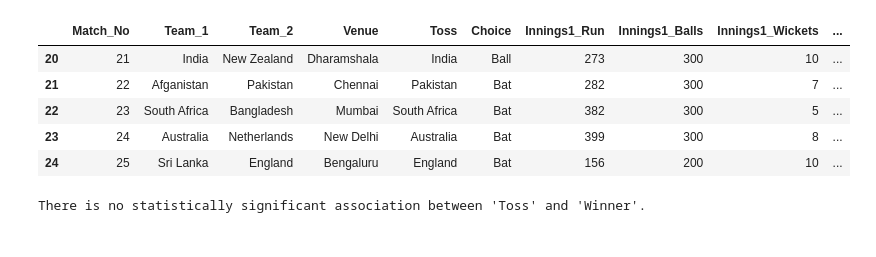
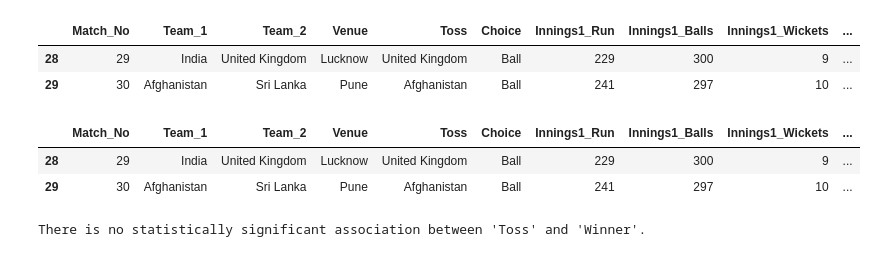
Before and after one commit to AvtnshM/Kaggle-Projects-Notebooks, a Jupyter notebook: cricket-world-cup-2023-analysis.ipynb, the cells around one changed output. Cells and saved outputs as stored; diff of their text form; code cells hidden in the pictures.

```diff
--- a/cricket-world-cup-2023-analysis.ipynb
+++ b/cricket-world-cup-2023-analysis.ipynb
@@ -3,19 +3,24 @@
 # %%
 #Loading the file
 import pandas as pd
+import numpy as np
 import warnings
 warnings.simplefilter("ignore")
 cwc2023 = pd.read_csv('/kaggle/input/cwc2023-match-statistics-updated-daily/CWC2023.csv') #copy the path of the file from the sidebar.
-cwc2023.tail()
+cwc2023.tail(2)
 # %% [output]
 |  | Match_No | Team_1 | Team_2 | Venue | Toss | Choice | Innings1_Run | Innings1_Balls | Innings1_Wickets | ... |
-| 20 | 21 | India | New Zealand | Dharamshala | India | Ball | 273 | 300 | 10 | ... |
-| 21 | 22 | Afganistan | Pakistan | Chennai | Pakistan | Bat | 282 | 300 | 7 | ... |
-| 22 | 23 | South Africa | Bangladesh | Mumbai | South Africa | Bat | 382 | 300 | 5 | ... |
-| 23 | 24 | Australia | Netherlands | New Delhi | Australia | Bat | 399 | 300 | 8 | ... |
-| 24 | 25 | Sri Lanka | England | Bengaluru | England | Bat | 156 | 200 | 10 | ... |
+| 28 | 29 | India | United Kingdom | Lucknow | United Kingdom | Ball | 229 | 300 | 9 | ... |
+| 29 | 30 | Afghanistan | Sri Lanka | Pune | Afghanistan | Ball | 241 | 297 | 10 | ... |
 # %%
 #the dataset is being updated daily till 19th November 2023, so just explore and gain insights and if you are a cricket fan, do enjoy the mathces too
+cwc2023['Margin'] = cwc2023.apply(lambda row: f"{row['Innings1_Run'] - row['Innings2_Run']}R" if row['Innings1_Run'] > row['Innings2_Run'] else f"{10 - row['Innings2_Wickets']}W", axis=1)
+cwc2023['Loser'] = np.where(cwc2023['Winner'] == cwc2023['Team_1'], cwc2023['Team_2'], cwc2023['Team_1'])
+cwc2023.tail(2) #adding the margin and loser columns by pandas calculation
+# %% [output]
+|  | Match_No | Team_1 | Team_2 | Venue | Toss | Choice | Innings1_Run | Innings1_Balls | Innings1_Wickets | ... |
+| 28 | 29 | India | United Kingdom | Lucknow | United Kingdom | Ball | 229 | 300 | 9 | ... |
+| 29 | 30 | Afghanistan | Sri Lanka | Pune | Afghanistan | Ball | 241 | 297 | 10 | ... |
 # %%
 from scipy.stats import chi2_contingency
 contingency_table_toss = pd.crosstab(cwc2023['Toss'], cwc2023['Winner'])
```
Also changed, not shown: parts of 10 cells of this notebook.
